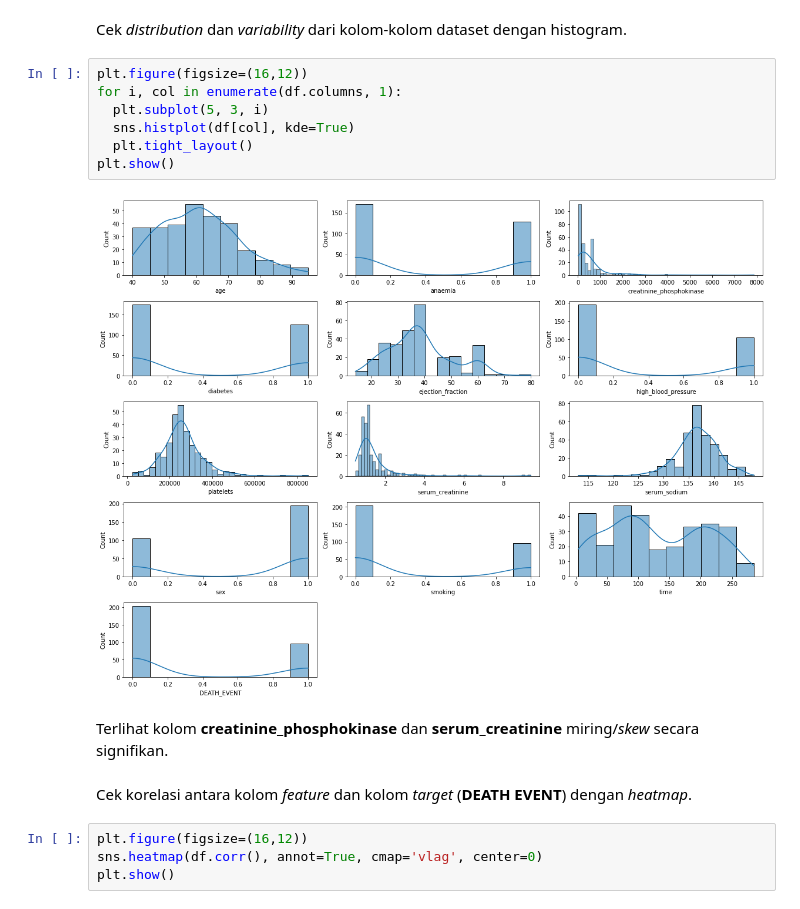
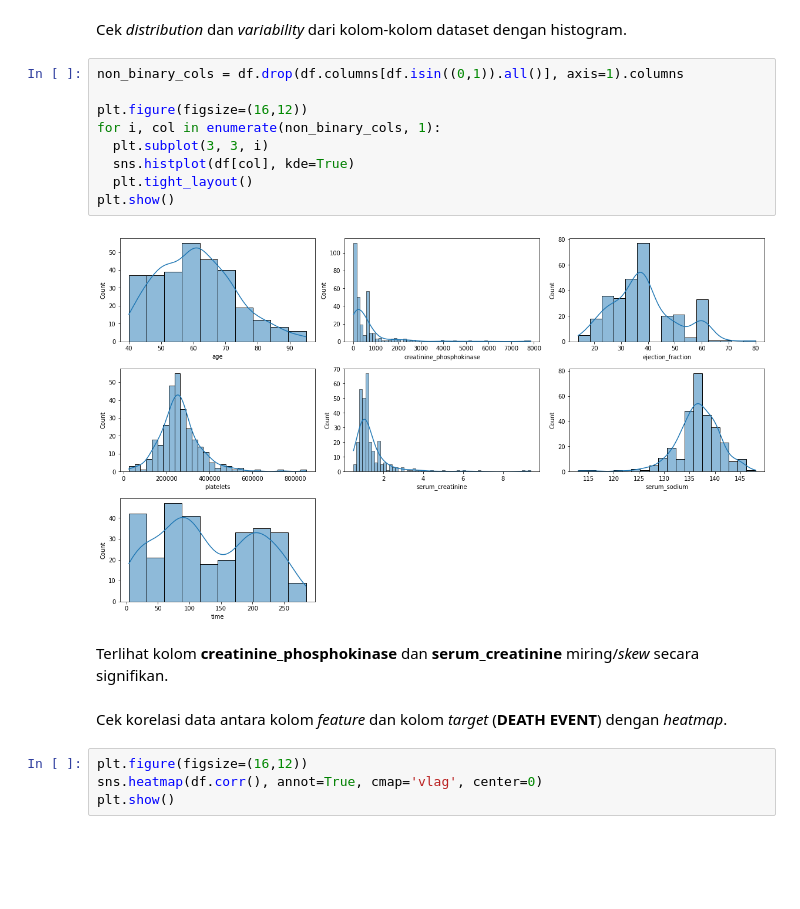
Before and after one commit to alxxtexxr/H8_3, a Jupyter notebook: PYTN_KampusMerdeka_fp3_Alim_Tegar_Wicaksono.ipynb, the cells around one changed output. Saved outputs shown, nothing was run; the diff lists cells and outputs as text; blank space fills up the shorter version.

```diff
--- a/PYTN_KampusMerdeka_fp3_Alim_Tegar_Wicaksono.ipynb
+++ b/PYTN_KampusMerdeka_fp3_Alim_Tegar_Wicaksono.ipynb
@@ -138,18 +138,20 @@ Name: 0, dtype: float64
 # %% [markdown]
 Cek *distribution* dan *variability* dari kolom-kolom dataset dengan histogram.
 # %%
+non_binary_cols = df.drop(df.columns[df.isin((0,1)).all()], axis=1).columns
+
 plt.figure(figsize=(16,12))
-for i, col in enumerate(df.columns, 1):
-  plt.subplot(5, 3, i)
+for i, col in enumerate(non_binary_cols, 1):
+  plt.subplot(3, 3, i)
   sns.histplot(df[col], kde=True)
   plt.tight_layout()
 plt.show()
 # %% [output]
-[figure, old version]
+[figure, new version]
 # %% [markdown]
 Terlihat kolom **creatinine_phosphokinase** dan **serum_creatinine** miring/*skew* secara signifikan.
 # %% [markdown]
-Cek korelasi antara kolom *feature* dan kolom *target* (**DEATH EVENT**) dengan *heatmap*.
+Cek korelasi data antara kolom *feature* dan kolom *target* (**DEATH EVENT**) dengan *heatmap*.
 # %%
 plt.figure(figsize=(16,12))
 sns.heatmap(df.corr(), annot=True, cmap='vlag', center=0)
```
Also changed, not shown: parts of 11 cells of this notebook, 10 other files.
